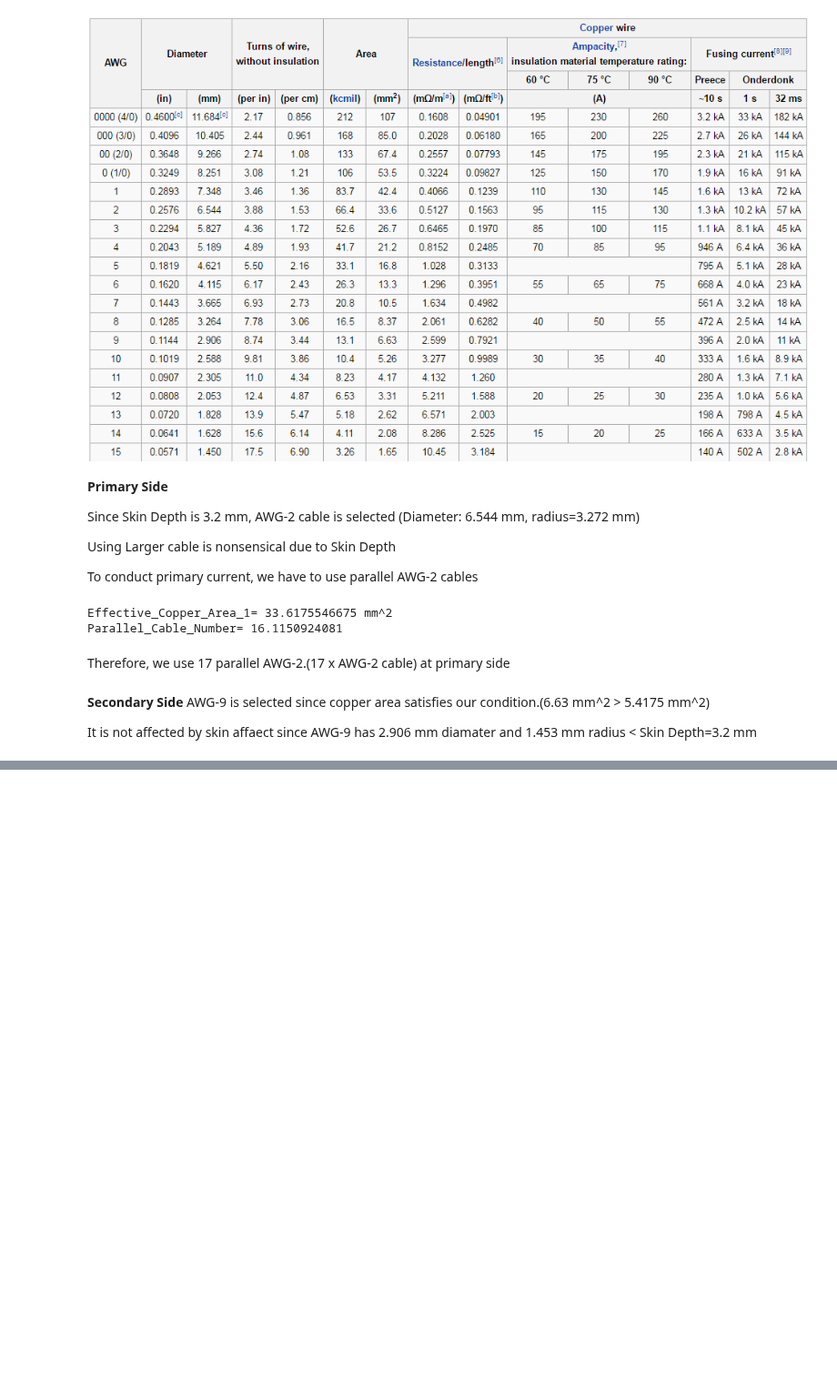
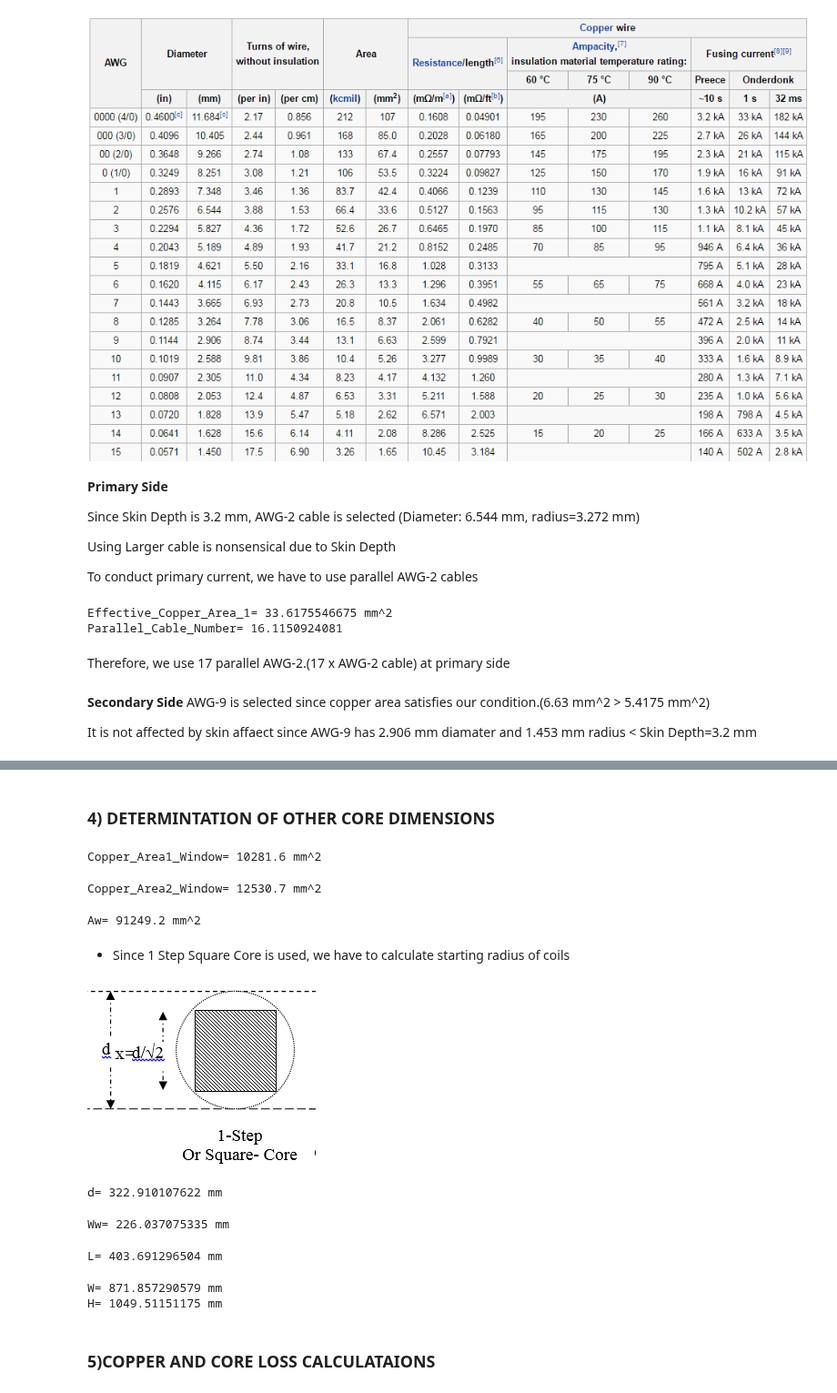
Before and after one commit to odtu/EE564, a Jupyter notebook: HVDC/berkince/HVDC Transformer Design.ipynb, the cells around one changed output, grey strips where cells are left out. Shown at 91% size. Cells and saved outputs as stored; diff of their text form; code cells hidden in the pictures; blank space fills up the shorter version.

Commit message:
Added files via upload
Core Dimensions, Core Losses,Copper Losses,Efficiency

```diff
--- a/HVDC/berkince/HVDC Transformer Design.ipynb
+++ b/HVDC/berkince/HVDC Transformer Design.ipynb
@@ -138,0 +165,56 @@ Therefore,
+# %% [markdown]
+### **4) DETERMINTATION OF OTHER CORE DIMENSIONS**
+# %%
+#Total Conductor Area of Primary Side on Window
+#Copper_Area1_Window= Primary Turn Number x Parallel Cable Number x Area 0f AWG-2 Cable
+Copper_Area1_Window=N1*17*(33.6)
+print 'Copper_Area1_Window=',Copper_Area1_Window,'mm^2'
+# %% [output]
+Copper_Area1_Window= 10281.6 mm^2
+# %%
+#Total Conductor Area of Secondary Side on Window
+#Copper_Area2_Window=Secondary Turn Number x Area 0f AWG-9 Cable
+Copper_Area2_Window=N2*(6.63)
+print 'Copper_Area2_Window=',Copper_Area2_Window,'mm^2'
+# %% [output]
+Copper_Area2_Window= 12530.7 mm^2
+# %%
+# Window Area and Dimension Calculation
+Kw=0.25 #Winding factor or Fill Factor for High Power Transformer > 1 MVA Due to Insulation Materials
+Aw=(Copper_Area1_Window + Copper_Area2_Window)/Kw  #Window Area
+print 'Aw=',Aw,'mm^2'
+# %% [output]
+Aw= 91249.2 mm^2
+# %% [markdown]
+* Since 1 Step Square Core is used, we have to calculate starting radius of coils
+# %%
+from IPython.display import Image
+Image(filename='Core_coil_relationship.png')
+# %% [output]
+[figure, added]
+# %%
+d=x*sqrt(2) # x is edge of square core calculated in part 1
+print 'd=',d,'mm'
+# %% [output]
+d= 322.910107622 mm
+# %%
+D=1.7*d #pratical transformer design paramater, D=(1.7 to 2)*d
+Ww=D-d # Width of Window, from pratical transformer
+print 'Ww=',Ww,'mm'
+# %% [output]
+Ww= 226.037075335 mm
+# %%
+L=Aw/Ww # Height of Window
+print 'L=',L,'mm'
+# %% [output]
+L= 403.691296504 mm
+# %%
+W=D+d #Width of Core
+H=L+2*d # Height of Core
+print 'W=',W,'mm'
+print 'H=',H,'mm'
+# %% [output]
+W= 871.857290579 mm
+H= 1049.51151175 mm
+# %% [markdown]
+### **5)COPPER AND CORE LOSS CALCULATAIONS**
```
Also changed, not shown: parts of 36 cells of this notebook.
